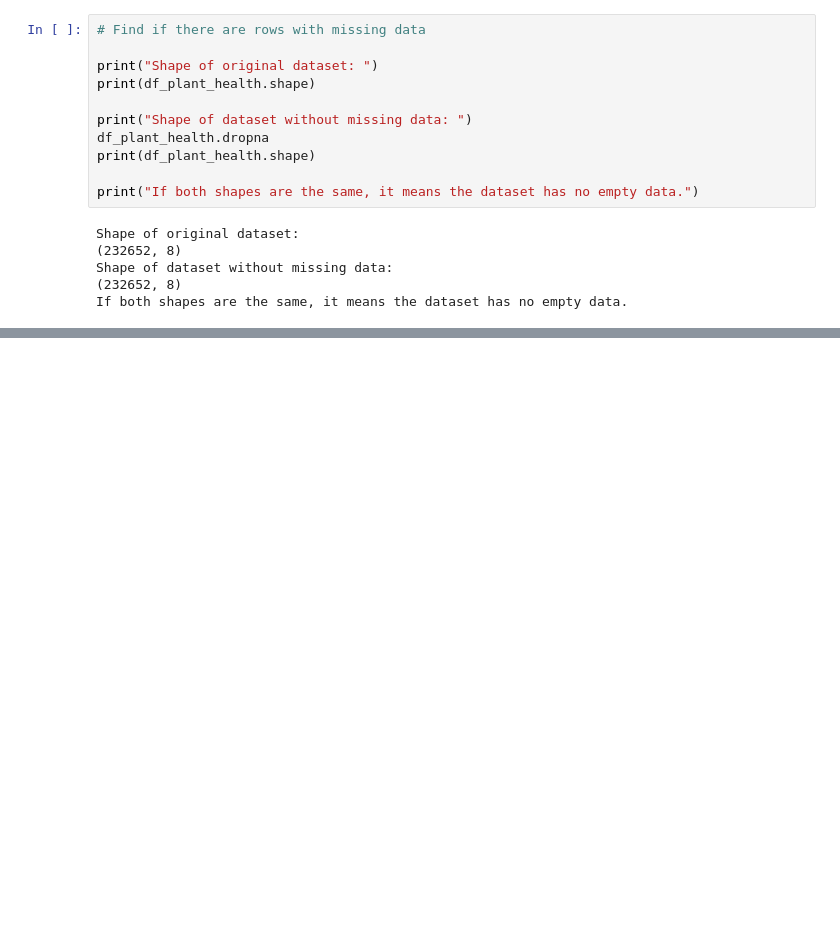
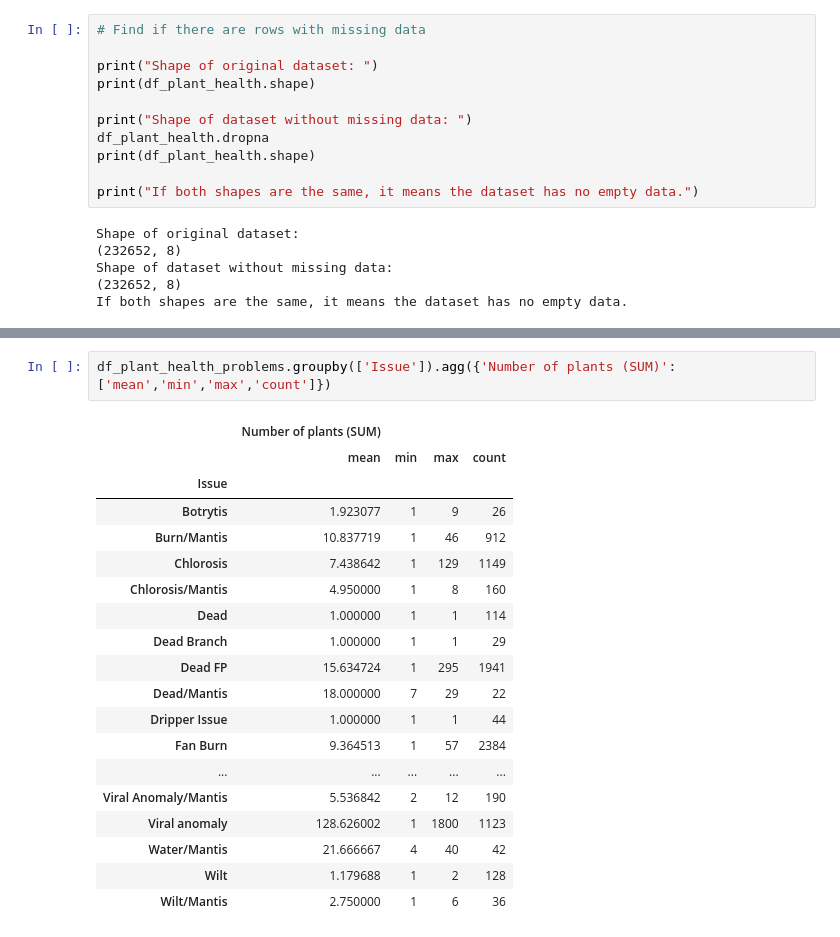
Before and after one commit to estebanpv/practice, a Jupyter notebook: Adaviv.ipynb, the cells around one changed output, grey strips where cells are left out. Cells and saved outputs as stored; diff of their text form; blank space fills up the shorter version.

```diff
--- a/Adaviv.ipynb
+++ b/Adaviv.ipynb
@@ -135,0 +194,22 @@ df_plant_health.describe()
+# %%
+df_plant_health_problems.groupby(['Issue']).agg({'Number of plants (SUM)':['mean','min','max','count']})
+# %% [output]
+|  | Number of plants (SUM) |  |  |  |
+|  | mean | min | max | count |
+| Issue |  |  |  |  |
+| Botrytis | 1.923077 | 1 | 9 | 26 |
+| Burn/Mantis | 10.837719 | 1 | 46 | 912 |
+| Chlorosis | 7.438642 | 1 | 129 | 1149 |
+| Chlorosis/Mantis | 4.950000 | 1 | 8 | 160 |
+| Dead | 1.000000 | 1 | 1 | 114 |
+| Dead Branch | 1.000000 | 1 | 1 | 29 |
+| Dead FP | 15.634724 | 1 | 295 | 1941 |
+| Dead/Mantis | 18.000000 | 7 | 29 | 22 |
+| Dripper Issue | 1.000000 | 1 | 1 | 44 |
+| Fan Burn | 9.364513 | 1 | 57 | 2384 |
+| ... | ... | ... | ... | ... |
+| Viral Anomaly/Mantis | 5.536842 | 2 | 12 | 190 |
+| Viral anomaly | 128.626002 | 1 | 1800 | 1123 |
+| Water/Mantis | 21.666667 | 4 | 40 | 42 |
+| Wilt | 1.179688 | 1 | 2 | 128 |
+| Wilt/Mantis | 2.750000 | 1 | 6 | 36 |
```
Also changed, not shown: parts of 21 cells of this notebook.
